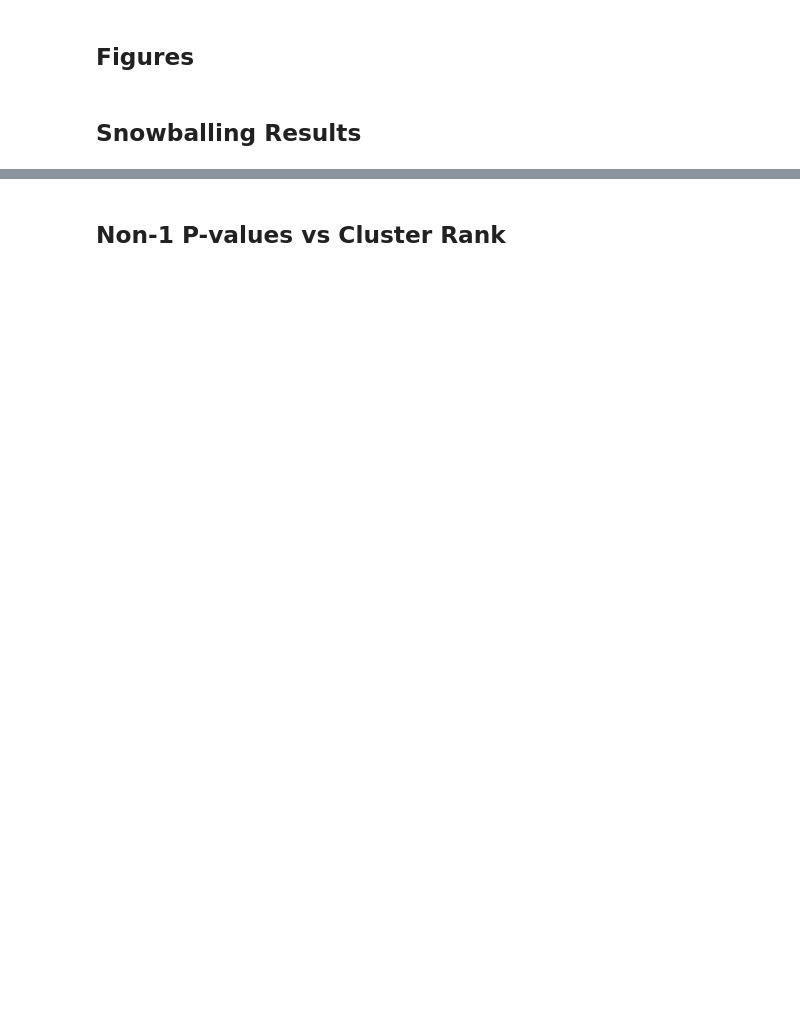
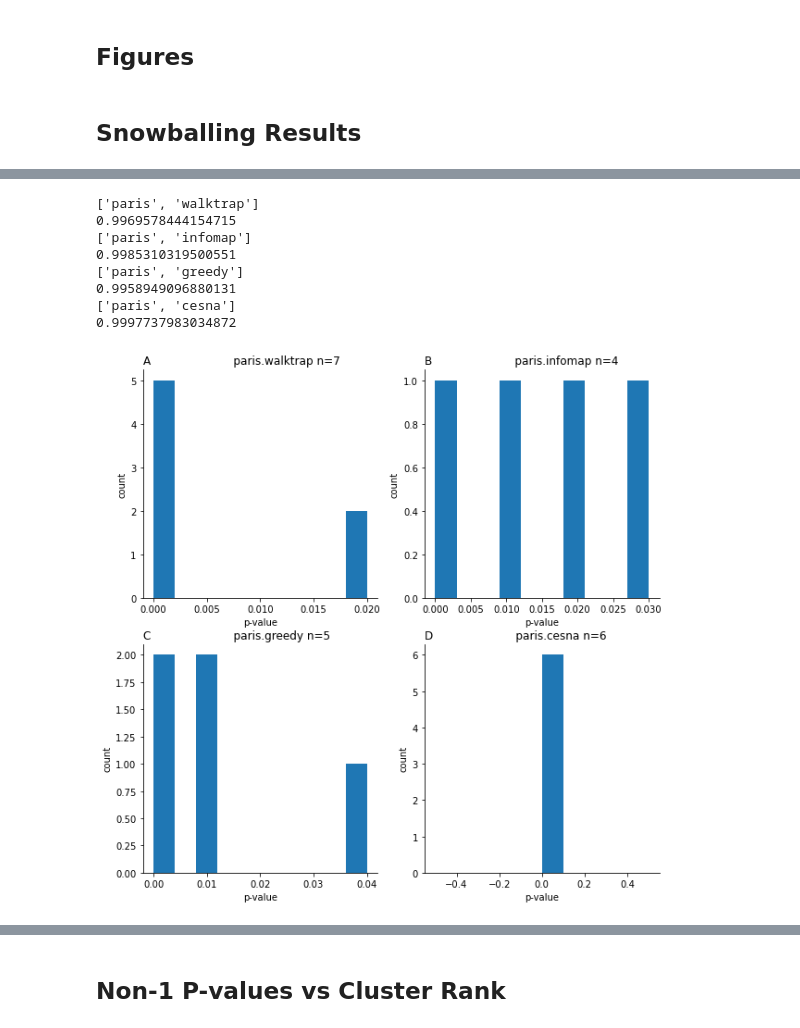
Before and after one commit to MSBradshaw/BOCC, a Jupyter notebook: Experiments/drug_discovery_results.ipynb, the cells around one changed output, grey strips where cells are left out. Drawn from its saved outputs; the diff is of its cells as text; code cells hidden in the pictures; blank space fills up the shorter version.

```diff
--- a/Experiments/drug_discovery_results.ipynb
+++ b/Experiments/drug_discovery_results.ipynb
@@ -547,0 +405,37 @@ plt.show()
+# %%
+fig, axes = plt.subplots(2,2)
+fig.set_size_inches(10, 10)
+ax_labels = [['A','B'],['C','D']]
+drug_discovery_df_21 = None
+for i,f in enumerate(os.listdir('../DrugRediscoveryResults2021/')):
+    name = '{}.{}.{}:{}'.format(f.split('.')[2],f.split('.')[3],f.split('.')[4].split('_')[2],'')
+    x = int(i/2)
+    y = i % 2
+    tmp_df = pd.read_csv('../DrugRediscoveryResults2021/' + f,sep='\t',header=None)
+    tmp_df.columns = ['cid','pvalue']
+    tmp_df['uid'] = [name + str(x) for x in tmp_df['cid']]
+#     print(tmp_df)
+    sub = tmp_df[tmp_df['pvalue'] < 1]
+    print(f.split('.')[2:4])
+    print(sum(tmp_df['pvalue'] == 1) / tmp_df.shape[0])
+    leq_1 = sum(tmp_df['pvalue'] != 1)
+    axes[x,y].hist(sub['pvalue'])
+    axes[x,y].set_xlabel('p-value')
+    axes[x,y].set_ylabel('count')
+    axes[x,y].set_title(ax_labels[x][y] + '                       ' + '.'.join(f.split('.')[2:4]) + ' n={}'.format(str(leq_1)),loc='left')
+    remove_borders(axes[x,y])
+    if drug_discovery_df_21 is None:
+        drug_discovery_df_21 = tmp_df
+    else:
+        drug_discovery_df_21 = pd.concat([drug_discovery_df_21,tmp_df])
+plt.show()
+# %% [output]
+['paris', 'walktrap']
+0.9969578444154715
+['paris', 'infomap']
+0.9985310319500551
+['paris', 'greedy']
+0.9958949096880131
+['paris', 'cesna']
+0.9997737983034872
+[figure, added]
```
Also changed, not shown: parts of 23 cells of this notebook, 2 other files.
